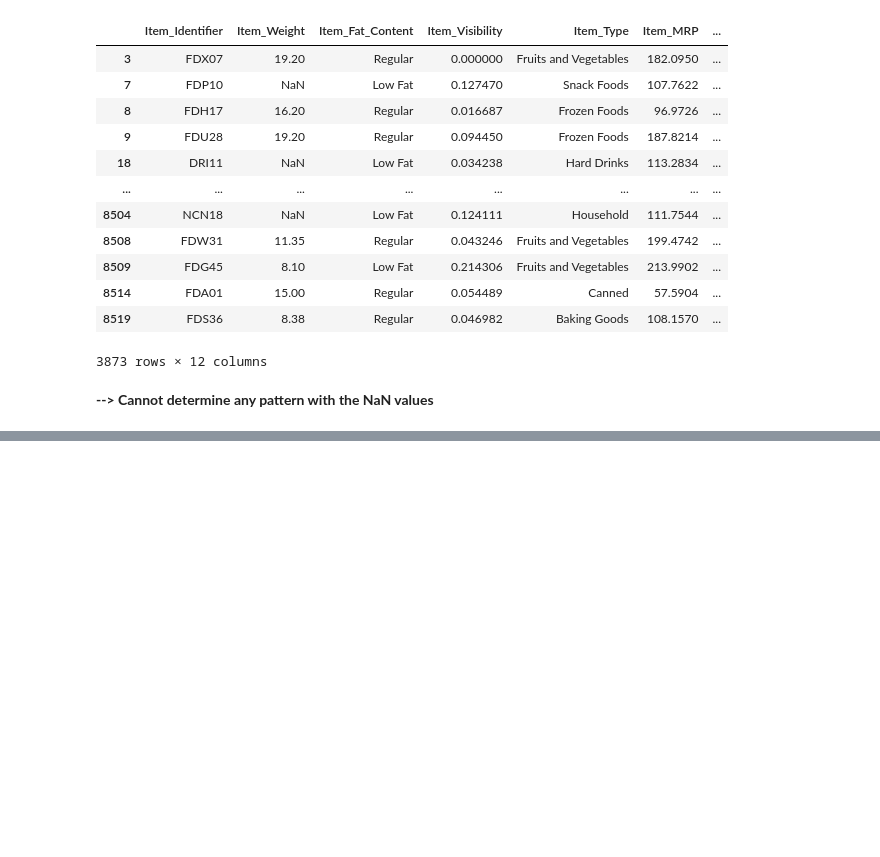
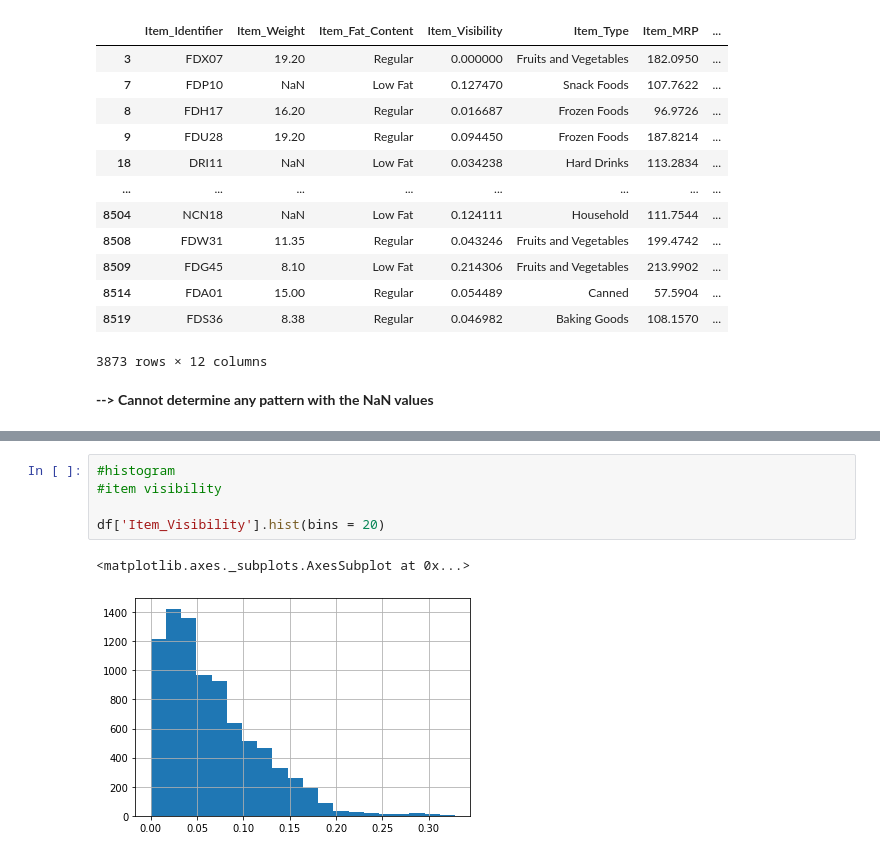
Before and after one commit to v-3sg/sales_predictions, a Jupyter notebook: sales_predictions.ipynb, the cells around one changed output, grey strips where cells are left out. Drawn from its saved outputs; the diff is of its cells as text; blank space fills up the shorter version.

```diff
--- a/sales_predictions.ipynb
+++ b/sales_predictions.ipynb
@@ -172,0 +194,8 @@ null_df
+# %%
+#histogram
+#item visibility
+
+df['Item_Visibility'].hist(bins = 20)
+# %% [output]
+<matplotlib.axes._subplots.AxesSubplot at 0x...>
+[figure, added]
```
Also changed, not shown: parts of 15 cells of this notebook.
